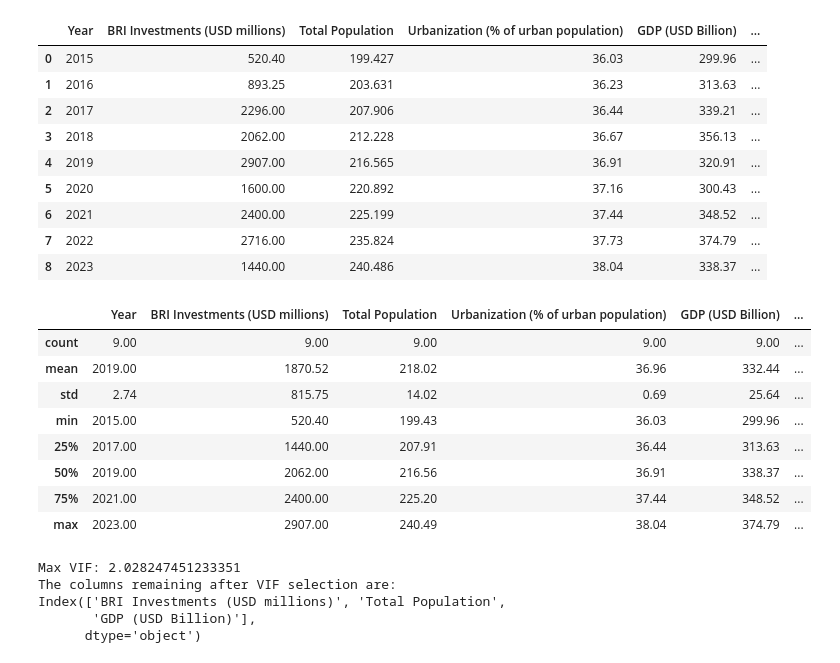
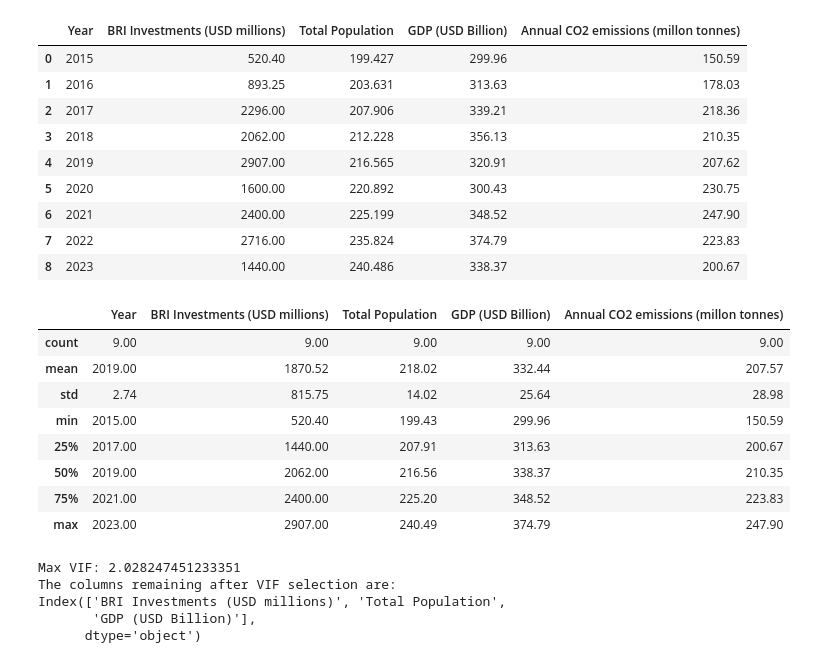
Before and after one commit to ilinashah177/Coursework-Website, a Jupyter notebook: CO2stepwise.ipynb, the cells around one changed output. Cells and saved outputs as stored; diff of their text form; code cells hidden in the pictures.

```diff
--- a/CO2stepwise.ipynb
+++ b/CO2stepwise.ipynb
@@ -28,40 +28,40 @@ Saving CO2Step.xlsx to CO2Step.xlsx
 # %%
 import pandas as pd
 
 # Name of uploaded file
-file_name = 'CO2Step.xlsx'
+file_name = 'CO2Stepwise.xlsx'
 
 # Read data from the required sheet
 df = pd.read_excel(file_name, sheet_name='Sheet1', engine='openpyxl') # Pass file_name and specify sheet_name
 
 df = df.loc[:, ~df.columns.str.contains('^Unnamed')]
 
 df
 # %% [output]
-|  | Year | BRI Investments (USD millions) | Total Population | Urbanization (% of urban population) | GDP (USD Billion) | ... |
-| 0 | 2015 | 520.40 | 199.427 | 36.03 | 299.96 | ... |
-| 1 | 2016 | 893.25 | 203.631 | 36.23 | 313.63 | ... |
-| 2 | 2017 | 2296.00 | 207.906 | 36.44 | 339.21 | ... |
-| 3 | 2018 | 2062.00 | 212.228 | 36.67 | 356.13 | ... |
-| 4 | 2019 | 2907.00 | 216.565 | 36.91 | 320.91 | ... |
-| 5 | 2020 | 1600.00 | 220.892 | 37.16 | 300.43 | ... |
-| 6 | 2021 | 2400.00 | 225.199 | 37.44 | 348.52 | ... |
-| 7 | 2022 | 2716.00 | 235.824 | 37.73 | 374.79 | ... |
-| 8 | 2023 | 1440.00 | 240.486 | 38.04 | 338.37 | ... |
+|  | Year | BRI Investments (USD millions) | Total Population | GDP (USD Billion) | Annual CO2 emissions (millon tonnes) |
+| 0 | 2015 | 520.40 | 199.427 | 299.96 | 150.59 |
+| 1 | 2016 | 893.25 | 203.631 | 313.63 | 178.03 |
+| 2 | 2017 | 2296.00 | 207.906 | 339.21 | 218.36 |
+| 3 | 2018 | 2062.00 | 212.228 | 356.13 | 210.35 |
+| 4 | 2019 | 2907.00 | 216.565 | 320.91 | 207.62 |
+| 5 | 2020 | 1600.00 | 220.892 | 300.43 | 230.75 |
+| 6 | 2021 | 2400.00 | 225.199 | 348.52 | 247.90 |
+| 7 | 2022 | 2716.00 | 235.824 | 374.79 | 223.83 |
+| 8 | 2023 | 1440.00 | 240.486 | 338.37 | 200.67 |
 # %%
 #Generate summary statistics, and round everything to 2 decimal places
 summary=df.describe().round(2)
 summary
 # %% [output]
-|  | Year | BRI Investments (USD millions) | Total Population | Urbanization (% of urban population) | GDP (USD Billion) | ... |
-| count | 9.00 | 9.00 | 9.00 | 9.00 | 9.00 | ... |
-| mean | 2019.00 | 1870.52 | 218.02 | 36.96 | 332.44 | ... |
-| std | 2.74 | 815.75 | 14.02 | 0.69 | 25.64 | ... |
-| min | 2015.00 | 520.40 | 199.43 | 36.03 | 299.96 | ... |
-| 25% | 2017.00 | 1440.00 | 207.91 | 36.44 | 313.63 | ... |
-| 50% | 2019.00 | 2062.00 | 216.56 | 36.91 | 338.37 | ... |
-| 75% | 2021.00 | 2400.00 | 225.20 | 37.44 | 348.52 | ... |
-| max | 2023.00 | 2907.00 | 240.49 | 38.04 | 374.79 | ... |
+|  | Year | BRI Investments (USD millions) | Total Population | GDP (USD Billion) | Annual CO2 emissions (millon tonnes) |
+| count | 9.00 | 9.00 | 9.00 | 9.00 | 9.00 |
+| mean | 2019.00 | 1870.52 | 218.02 | 332.44 | 207.57 |
+| std | 2.74 | 815.75 | 14.02 | 25.64 | 28.98 |
+| min | 2015.00 | 520.40 | 199.43 | 299.96 | 150.59 |
+| 25% | 2017.00 | 1440.00 | 207.91 | 313.63 | 200.67 |
+| 50% | 2019.00 | 2062.00 | 216.56 | 338.37 | 210.35 |
+| 75% | 2021.00 | 2400.00 | 225.20 | 348.52 | 223.83 |
+| max | 2023.00 | 2907.00 | 240.49 | 374.79 | 247.90 |
 # %%
 import pandas as pd
 from statsmodels.stats.outliers_influence import variance_inflation_factor
```
Also changed, not shown: parts of 3 cells of this notebook.
